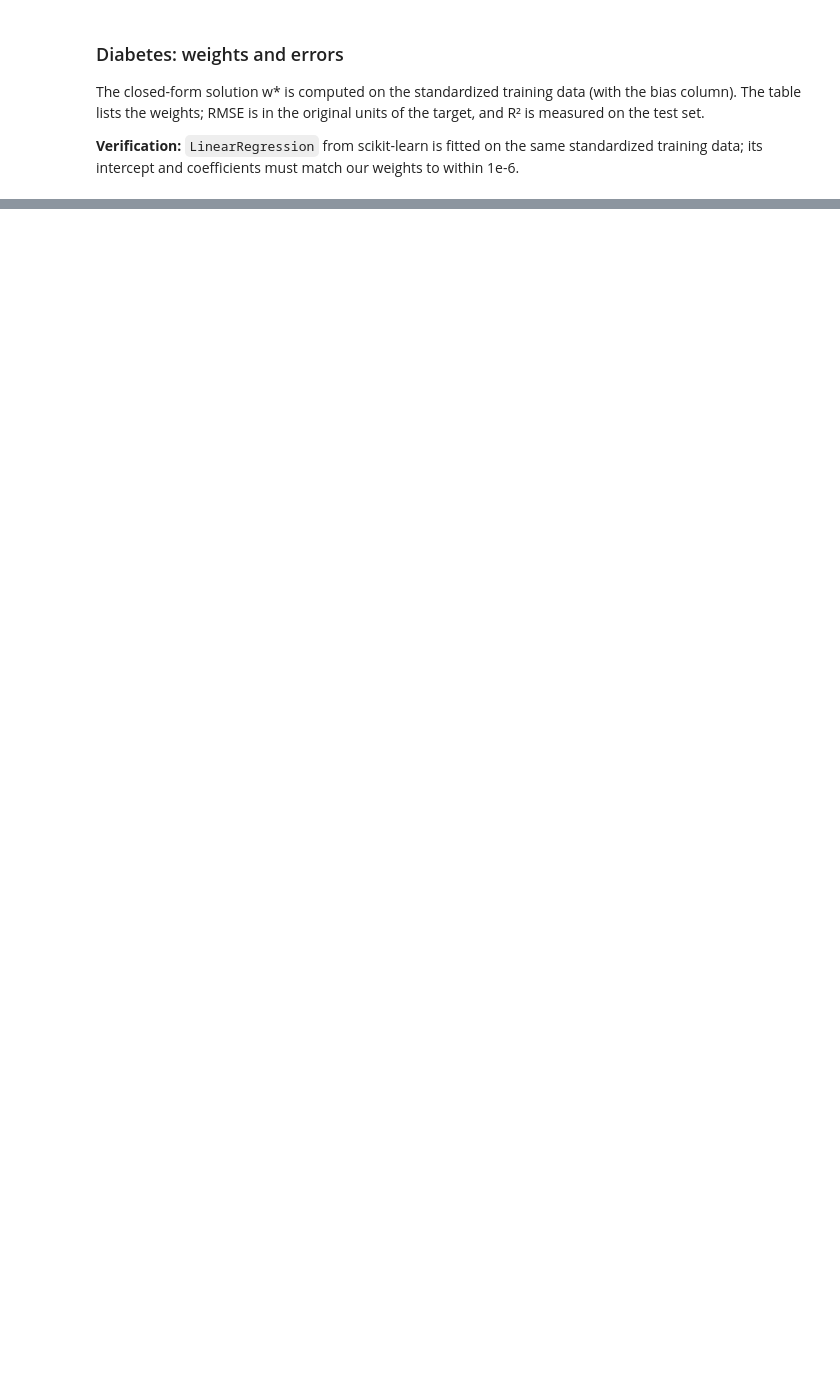
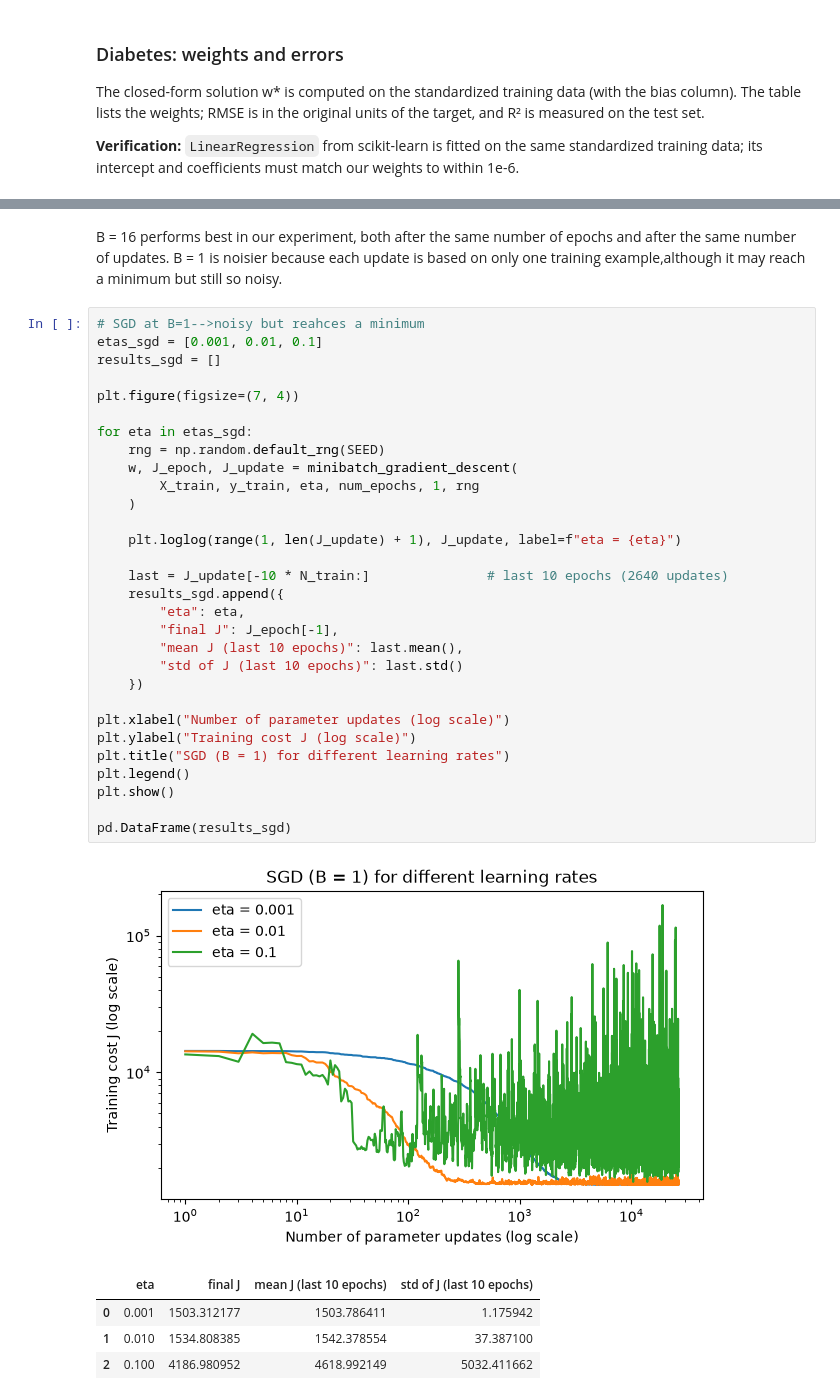
Before and after one commit to salmaselim77/intro-to-ml-assignment, a Jupyter notebook: assignment2.ipynb, the cells around one changed output, grey strips where cells are left out. Cells and saved outputs as stored; diff of their text form; blank space fills up the shorter version.

```diff
--- a/assignment2.ipynb
+++ b/assignment2.ipynb
@@ -570,0 +708,38 @@ pd.DataFrame(rows)
+# %% [markdown]
+B = 16 performs best in our experiment, both after the same number of epochs and after the same number of updates. B = 1 is noisier because each update is based on only one training example,although it may reach a minimum but still so noisy.
+# %%
+# SGD at B=1-->noisy but reahces a minimum
+etas_sgd = [0.001, 0.01, 0.1]
+results_sgd = []
+
+plt.figure(figsize=(7, 4))
+
+for eta in etas_sgd:
+    rng = np.random.default_rng(SEED)
+    w, J_epoch, J_update = minibatch_gradient_descent(
+        X_train, y_train, eta, num_epochs, 1, rng
+    )
+
+    plt.loglog(range(1, len(J_update) + 1), J_update, label=f"eta = {eta}")
+
+    last = J_update[-10 * N_train:]               # last 10 epochs (2640 updates)
+    results_sgd.append({
+        "eta": eta,
+        "final J": J_epoch[-1],
+        "mean J (last 10 epochs)": last.mean(),
+        "std of J (last 10 epochs)": last.std()
+    })
+
+plt.xlabel("Number of parameter updates (log scale)")
+plt.ylabel("Training cost J (log scale)")
+plt.title("SGD (B = 1) for different learning rates")
+plt.legend()
+plt.show()
+
+pd.DataFrame(results_sgd)
+# %% [output]
+[figure, added]
+|  | eta | final J | mean J (last 10 epochs) | std of J (last 10 epochs) |
+| 0 | 0.001 | 1503.312177 | 1503.786411 | 1.175942 |
+| 1 | 0.010 | 1534.808385 | 1542.378554 | 37.387100 |
+| 2 | 0.100 | 4186.980952 | 4618.992149 | 5032.411662 |
```
Also changed, not shown: parts of 26 cells of this notebook.
